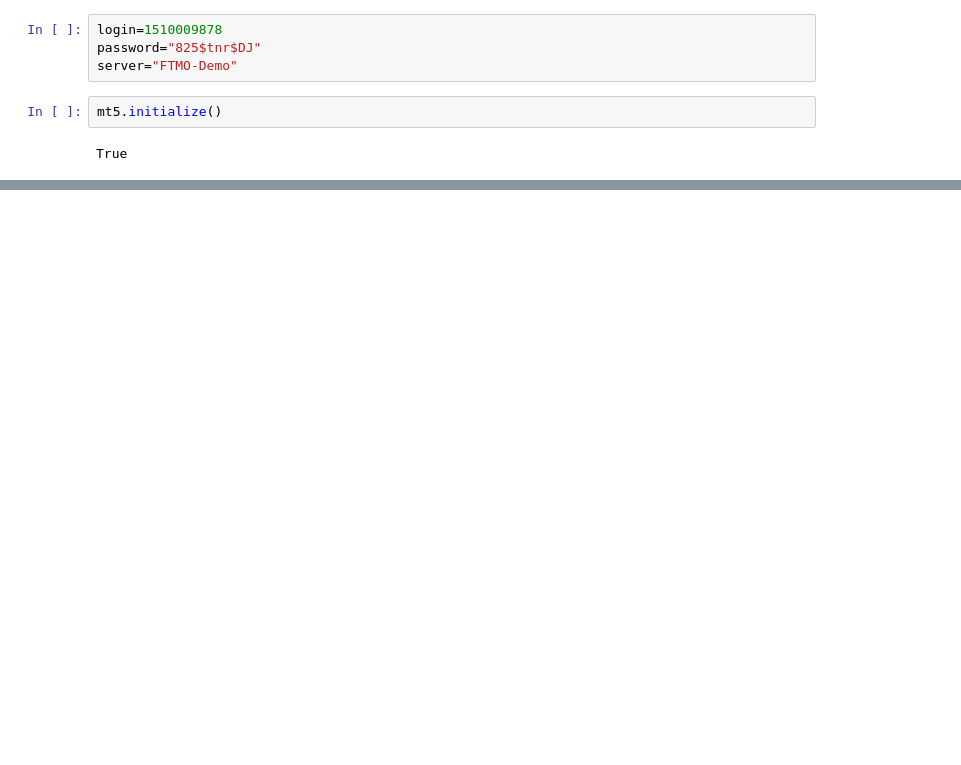
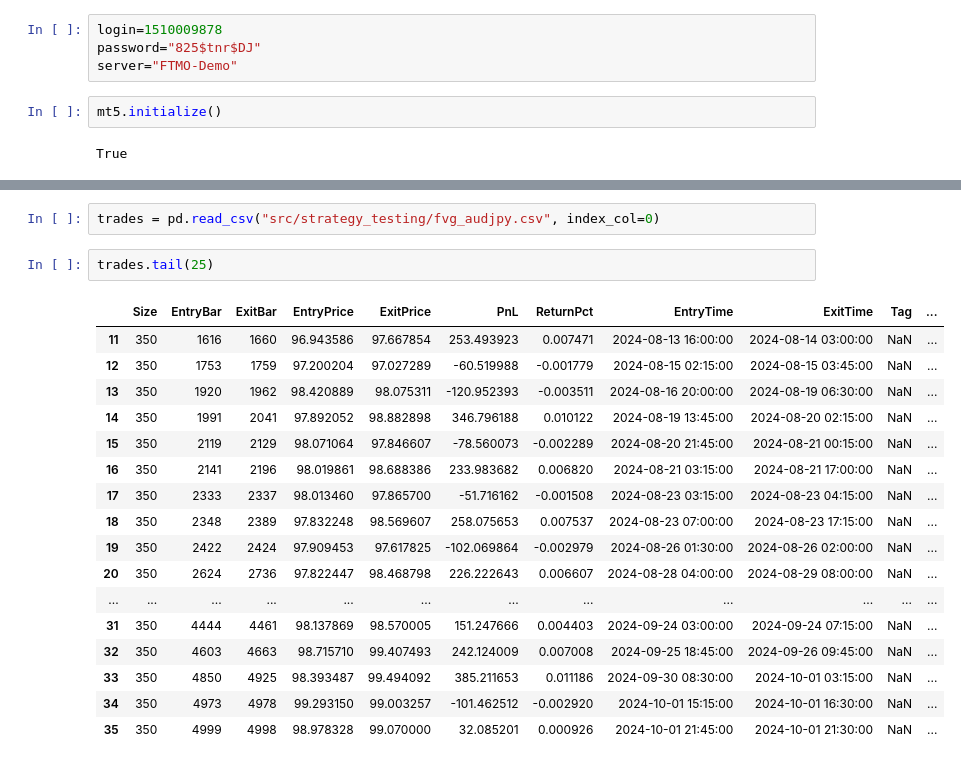
Before and after one commit to NichitaCP/auto-trader, a Jupyter notebook: scipy_vs_plot.ipynb, the cells around one changed output, grey strips where cells are left out. Drawn from its saved outputs; the diff is of its cells as text; blank space fills up the shorter version.

```diff
--- a/scipy_vs_plot.ipynb
+++ b/scipy_vs_plot.ipynb
@@ -35,0 +44,22 @@ mpf.plot(data[-15:], type='candle', style='charles', volume=False)
+# %%
+trades = pd.read_csv("src/strategy_testing/fvg_audjpy.csv", index_col=0)
+# %%
+trades.tail(25)
+# %% [output]
+|  | Size | EntryBar | ExitBar | EntryPrice | ExitPrice | PnL | ReturnPct | EntryTime | ExitTime | Tag | ... |
+| 11 | 350 | 1616 | 1660 | 96.943586 | 97.667854 | 253.493923 | 0.007471 | 2024-08-13 16:00:00 | 2024-08-14 03:00:00 | NaN | ... |
+| 12 | 350 | 1753 | 1759 | 97.200204 | 97.027289 | -60.519988 | -0.001779 | 2024-08-15 02:15:00 | 2024-08-15 03:45:00 | NaN | ... |
+| 13 | 350 | 1920 | 1962 | 98.420889 | 98.075311 | -120.952393 | -0.003511 | 2024-08-16 20:00:00 | 2024-08-19 06:30:00 | NaN | ... |
+| 14 | 350 | 1991 | 2041 | 97.892052 | 98.882898 | 346.796188 | 0.010122 | 2024-08-19 13:45:00 | 2024-08-20 02:15:00 | NaN | ... |
+| 15 | 350 | 2119 | 2129 | 98.071064 | 97.846607 | -78.560073 | -0.002289 | 2024-08-20 21:45:00 | 2024-08-21 00:15:00 | NaN | ... |
+| 16 | 350 | 2141 | 2196 | 98.019861 | 98.688386 | 233.983682 | 0.006820 | 2024-08-21 03:15:00 | 2024-08-21 17:00:00 | NaN | ... |
+| 17 | 350 | 2333 | 2337 | 98.013460 | 97.865700 | -51.716162 | -0.001508 | 2024-08-23 03:15:00 | 2024-08-23 04:15:00 | NaN | ... |
+| 18 | 350 | 2348 | 2389 | 97.832248 | 98.569607 | 258.075653 | 0.007537 | 2024-08-23 07:00:00 | 2024-08-23 17:15:00 | NaN | ... |
+| 19 | 350 | 2422 | 2424 | 97.909453 | 97.617825 | -102.069864 | -0.002979 | 2024-08-26 01:30:00 | 2024-08-26 02:00:00 | NaN | ... |
+| 20 | 350 | 2624 | 2736 | 97.822447 | 98.468798 | 226.222643 | 0.006607 | 2024-08-28 04:00:00 | 2024-08-29 08:00:00 | NaN | ... |
+| ... | ... | ... | ... | ... | ... | ... | ... | ... | ... | ... | ... |
+| 31 | 350 | 4444 | 4461 | 98.137869 | 98.570005 | 151.247666 | 0.004403 | 2024-09-24 03:00:00 | 2024-09-24 07:15:00 | NaN | ... |
+| 32 | 350 | 4603 | 4663 | 98.715710 | 99.407493 | 242.124009 | 0.007008 | 2024-09-25 18:45:00 | 2024-09-26 09:45:00 | NaN | ... |
+| 33 | 350 | 4850 | 4925 | 98.393487 | 99.494092 | 385.211653 | 0.011186 | 2024-09-30 08:30:00 | 2024-10-01 03:15:00 | NaN | ... |
+| 34 | 350 | 4973 | 4978 | 99.293150 | 99.003257 | -101.462512 | -0.002920 | 2024-10-01 15:15:00 | 2024-10-01 16:30:00 | NaN | ... |
+| 35 | 350 | 4999 | 4998 | 98.978328 | 99.070000 | 32.085201 | 0.000926 | 2024-10-01 21:45:00 | 2024-10-01 21:30:00 | NaN | ... |
```
Also changed, not shown: parts of 8 cells of this notebook, 9 other files.
